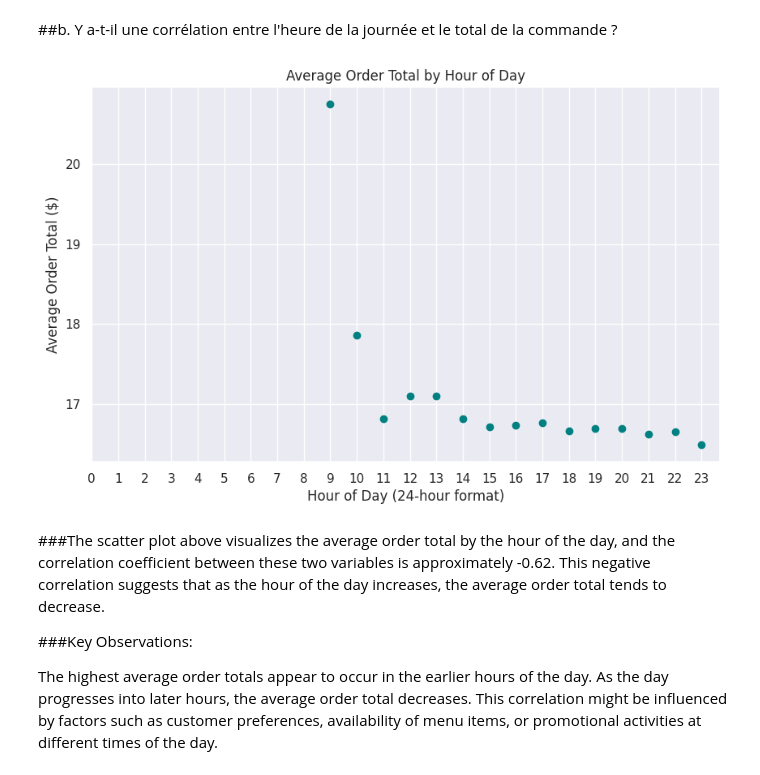
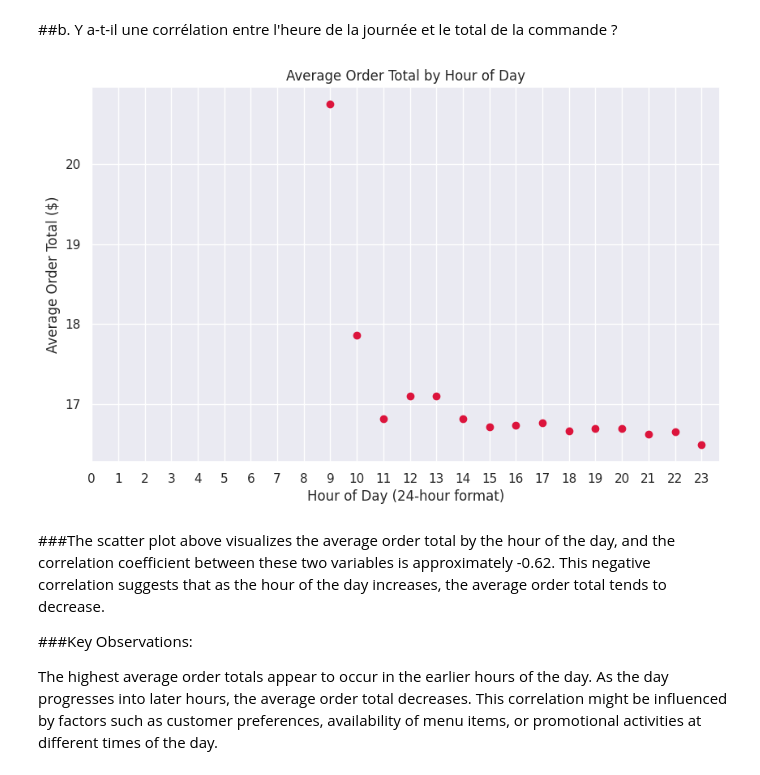
Before and after one commit to Enam88/Pizza-o-jo, a Jupyter notebook: pizza_eda.ipynb, the cells around one changed output. Saved outputs shown, nothing was run; the diff lists cells and outputs as text; code cells hidden in the pictures.

```diff
--- a/pizza_eda.ipynb
+++ b/pizza_eda.ipynb
@@ -490,22 +495,22 @@ plt.show()
 # %%
  #Converting 'order_time' to datetime and extracting the hour
 pizza_sales_df['order_time'] = pd.to_datetime(pizza_sales_df['order_time'], format='%H:%M:%S').dt.time
 pizza_sales_df['hour_of_day'] = pizza_sales_df['order_time'].apply(lambda x: x.hour)
 
 # Grouping by hour_of_day and calculating the average order total
 average_order_total_by_hour = pizza_sales_df.groupby('hour_of_day')['total_price'].mean()
 
 # Plotting
 plt.figure(figsize=(10, 6))
-plt.scatter(average_order_total_by_hour.index, average_order_total_by_hour, color='teal')
+plt.scatter(average_order_total_by_hour.index, average_order_total_by_hour, color='crimson')
 plt.title('Average Order Total by Hour of Day')
 plt.xlabel('Hour of Day (24-hour format)')
 plt.ylabel('Average Order Total ($)')
 plt.xticks(np.arange(0, 24, 1))
 plt.grid(True)
 plt.show()
 # %% [output]
-[figure, old version]
+[figure, new version]
 # %% [markdown]
 ###The scatter plot above visualizes the average order total by the hour of the day, and the correlation coefficient between these two variables is approximately -0.62. This negative correlation suggests that as the hour of the day increases, the average order total tends to decrease.
 
```
Also changed, not shown: parts of 17 cells of this notebook.
